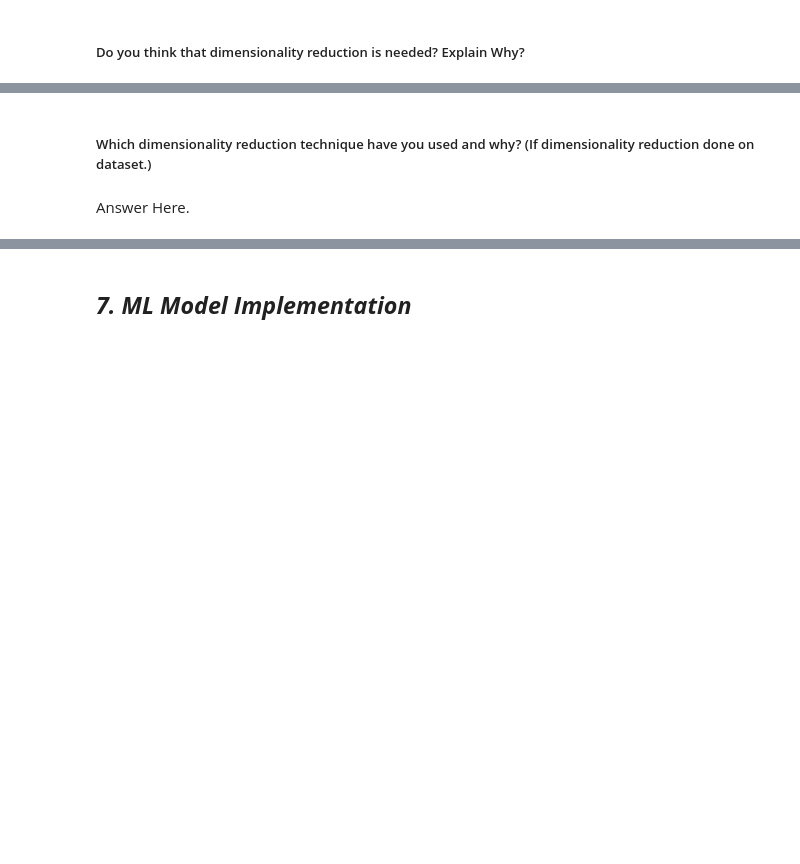
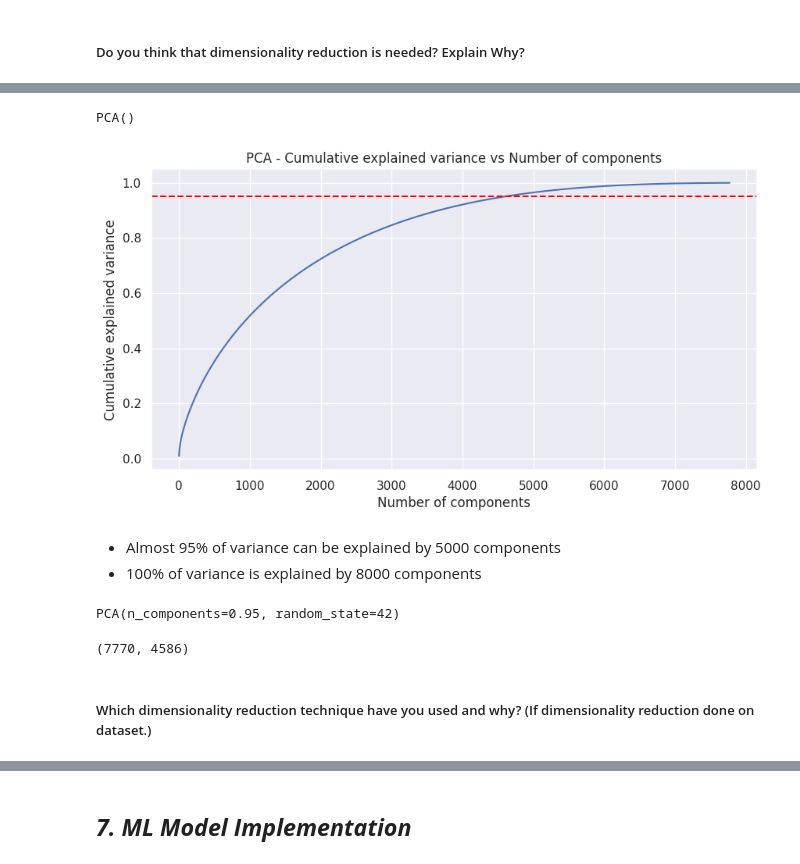
Before and after one commit to albin2122/Netflix-Movies-And-TV-Shows-Clustering, a Jupyter notebook: Netflix_Movies_And_TV_Shows_Clustering.ipynb, the cells around one changed output, grey strips where cells are left out. Saved outputs shown, nothing was run; the diff lists cells and outputs as text; code cells hidden in the pictures; blank space fills up the shorter version.

```diff
--- a/Netflix_Movies_And_TV_Shows_Clustering.ipynb
+++ b/Netflix_Movies_And_TV_Shows_Clustering.ipynb
@@ -1027,0 +1145,9 @@ textual_df['text'] = textual_df['text'].apply(remove_pun)
+# %%
+# Normalizing Text (i.e., Stemming, Lemmatization etc.)
+stemmer = SnowballStemmer("english")
+
+def stemming(text):
+    text = [stemmer.stem(word) for word in text.split()]
+    return " ".join(text)
+
+textual_df['text']=textual_df['text'].apply(stemming)
@@ -1039,0 +1167,9 @@ Answer Here.
+# %%
+# Vectorizing Text
+# create the object of tfid vectorizer
+tfidf = TfidfVectorizer(stop_words='english', max_features = 10000)
+# fit the vectorizer using the text data
+tfidf.fit(textual_df['text'])
+
+# collect the vocabulary items used in the vectorizer
+dictionary = tfidf.vocabulary_.items()
@@ -1039,0 +1185,8 @@ Answer Here.
+# %%
+# convert vector into array form for clustering
+new_array = tfidf.transform(textual_df['text']).toarray()
+
+# summarize encoded vector
+print(new_array)
+print(f'shape of the vector : {new_array.shape}')
+print(f'datatype : {type(new_array)}')
@@ -1080,6 +1213,36 @@ Answer Here.
 # %%
-# DImensionality Reduction (If needed)
+# DImensionality Reduction
+pca = PCA()
+pca.fit(new_array)
+# %% [output]
+PCA()
+# %%
+# Explained variance for different number of components
+plt.figure(figsize=(10,5))
+plt.plot(np.cumsum(pca.explained_variance_ratio_))
+plt.title('PCA - Cumulative explained variance vs Number of components')
+plt.xlabel('Number of components')
+plt.ylabel('Cumulative explained variance')
+plt.axhline(y= 0.95, color='red', linestyle='--')
+plt.show()
+# %% [output]
+[figure, added]
+# %% [markdown]
+* Almost 95% of variance can be explained by 5000 components
+*  100% of variance is explained by 8000 components
+# %%
+# reducing the dimensions to 3000 using pca
+pca = PCA(n_components=0.95, random_state=42)
+pca.fit(new_array)
+# %% [output]
+PCA(n_components=0.95, random_state=42)
+# %%
+# transformed features
+X = pca.transform(new_array)
+
+# shape of transformed vectors
+X.shape
+# %% [output]
+(7770, 4586)
 # %% [markdown]
 ##### Which dimensionality reduction technique have you used and why? (If dimensionality reduction done on dataset.)
-# %% [markdown]
-Answer Here.
```
Also changed, not shown: parts of 77 cells of this notebook.
